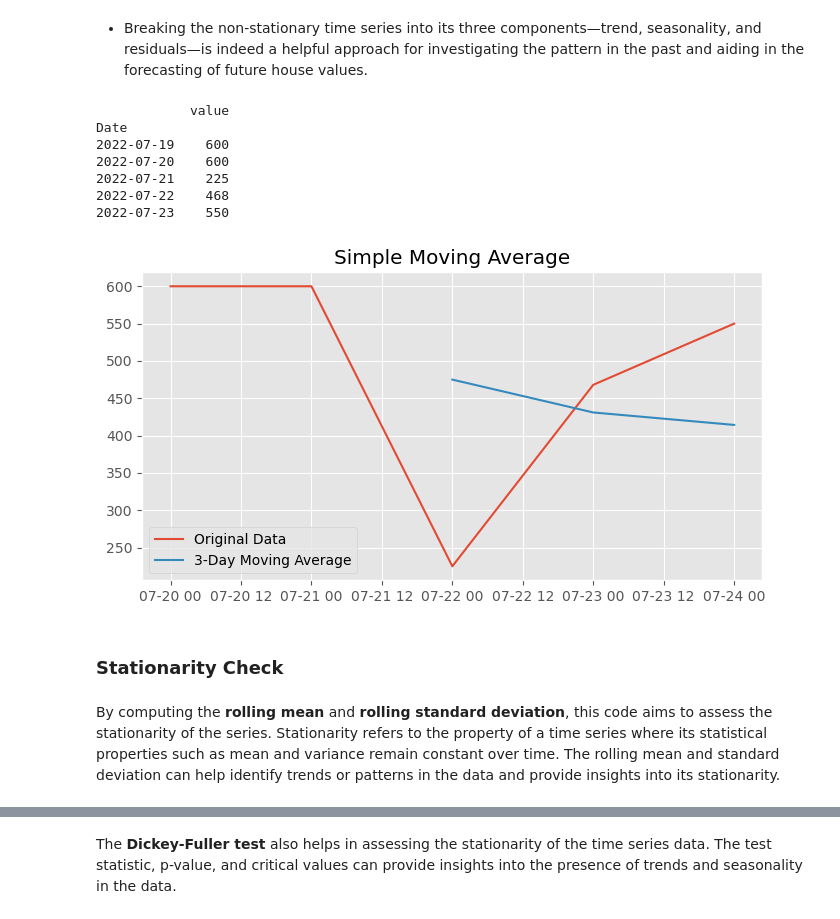
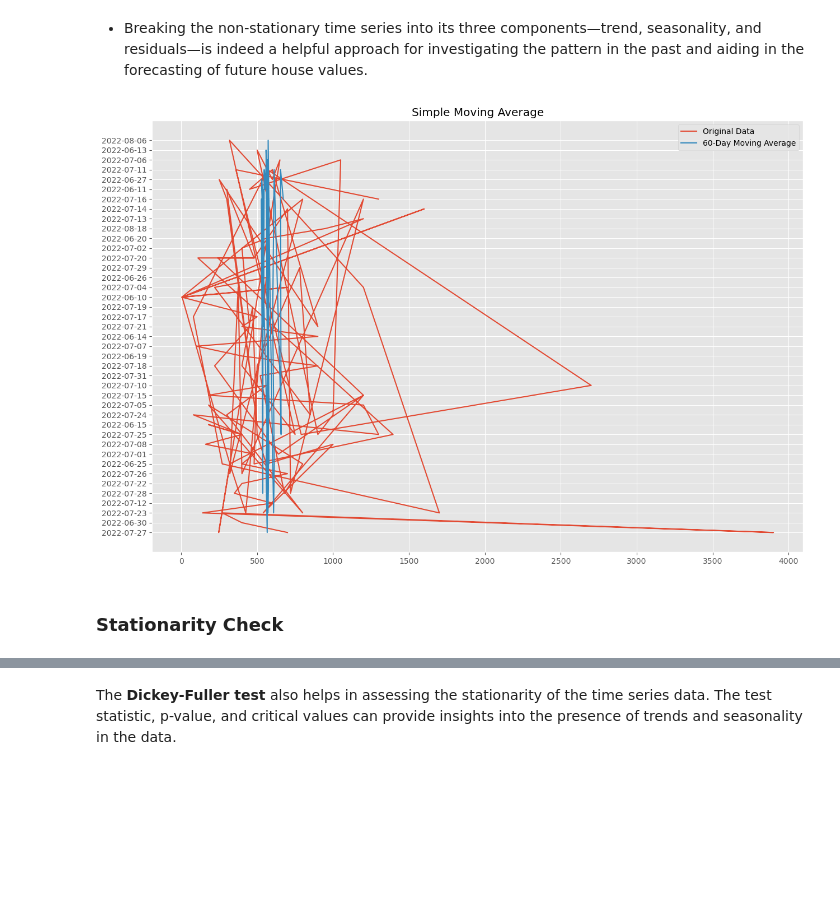
Before and after one commit to JOHNMARK-cmd/phase5project, a Jupyter notebook: GROUP-SIX (2).ipynb, the cells around one changed output, grey strips where cells are left out. Cells and saved outputs as stored; diff of their text form; code cells hidden in the pictures; blank space fills up the shorter version.

```diff
--- a/GROUP-SIX (2).ipynb
+++ b/GROUP-SIX (2).ipynb
@@ -355,3 +343,8 @@ train['Harv_hand_rent']= train['Harv_hand_rent'].fillna(0)
+# %%
+# filling null values with 0 in fertilizer columns
+fertilizer_col = ['BasalDAP', 'BasalUrea', '1tdUrea', '2tdUrea', 'CropOrgFYM', 'Ganaura', 'Harv_hand_rent']
+for item in fertilizer_col:
+    train[item].fillna(0, inplace=True)
 # %%
 train.isna().sum().sort_values(ascending = False)
 # %% [output]
@@ -719,15 +778,12 @@ plt.show()
 # %% [output]
 [figure]
 # %%
-
-# Filter numeric columns
-numeric_cols = train.select_dtypes(include='number').columns
-
 # Addressing outliers using z-score method
 from scipy import stats
-z_scores = np.abs(stats.zscore(train[numeric_cols]))
-outlier_mask = (z_scores < 3).all(axis=1)
-train = train[outlier_mask]
+z_scores = stats.zscore(train[numeric_cols])
+abs_z_scores = np.abs(z_scores)
+filtered_entries = (abs_z_scores < 3).all(axis=1)
+train_clean = train[filtered_entries]
 # %% [markdown]
 ## MODELING
 # %% [markdown]
@@ -799,0 +860,5 @@ long_df.head()
+# %%
+# copy dates and yield columns
+ts_col = ['CropTillageDate', 'Yield']
+ts_df = train[ts_col].copy()
+ts_df.info()
@@ -807,55 +882,27 @@ The presence of seasonality and trend in a time series can significantly impact
 ### Time Series Decomposition
 # %% [markdown]
 - Breaking the non-stationary time series into its three components—trend, seasonality, and residuals—is indeed a helpful approach for investigating the pattern in the past and aiding in the forecasting of future house values.
-# %%
-
-# Sample data with matching lengths for 'Date' and 'value'
-data = {
-    'Date': pd.date_range(start='2022-07-19', periods=5, freq='D'),
-    'value': [600, 600, 225, 468, 550],
-}
-
-# Create a DataFrame
-df = pd.DataFrame(data)
-
-# Set the 'Date' column as the index
-df.set_index('Date', inplace=True)
-print (df)
-# %% [output]
-            value
-Date
-2022-07-19    600
-2022-07-20    600
-2022-07-21    225
-2022-07-22    468
-2022-07-23    550
 # %%
-# Sample data with only five observations
-data = {
-    'Date': pd.date_range(start='2022-07-20', periods=5, freq='D'),
-    'value': [600, 600, 225, 468, 550],
-}
-
 # Create a DataFrame
-df = pd.DataFrame(data)
+data = pd.DataFrame(ts_df)
 
 # Set the 'Date' column as the index
-df.set_index('Date', inplace=True)
+data.set_index('CropTillageDate', inplace=True)
 
+# sample 5% of the data
+samp_df = data.sample(100)
 # Calculate a simple moving average with a window of 3 (adjust as needed)
-window = 3
-df['moving_average'] = df['value'].rolling(window=window).mean()
+window = 60
+samp_df['moving_average'] = samp_df['Yield'].rolling(window=window).mean()
 
 # Plot the original data and moving average
-plt.figure(figsize=(8, 4))
-plt.plot(df.index, df['value'], label='Original Data')
-plt.plot(df.index, df['moving_average'], label=f'{window}-Day Moving Average')
+plt.figure(figsize=(15, 10))
+plt.plot(samp_df['Yield'], samp_df.index, label='Original Data')
+plt.plot(samp_df['moving_average'], samp_df.index, label=f'{window}-Day Moving Average')
 plt.title('Simple Moving Average')
 plt.legend()
 plt.show()
 # %% [output]
-[figure, old version]
+[figure, new version]
 # %% [markdown]
 ### Stationarity Check
-# %% [markdown]
-By computing the **rolling mean** and **rolling standard deviation**, this code aims to assess the stationarity of the series. Stationarity refers to the property of a time series where its statistical properties such as mean and variance remain constant over time. The rolling mean and standard deviation can help identify trends or patterns in the data and provide insights into its stationarity.
```
Also changed, not shown: parts of 58 cells of this notebook, 7 other files.
